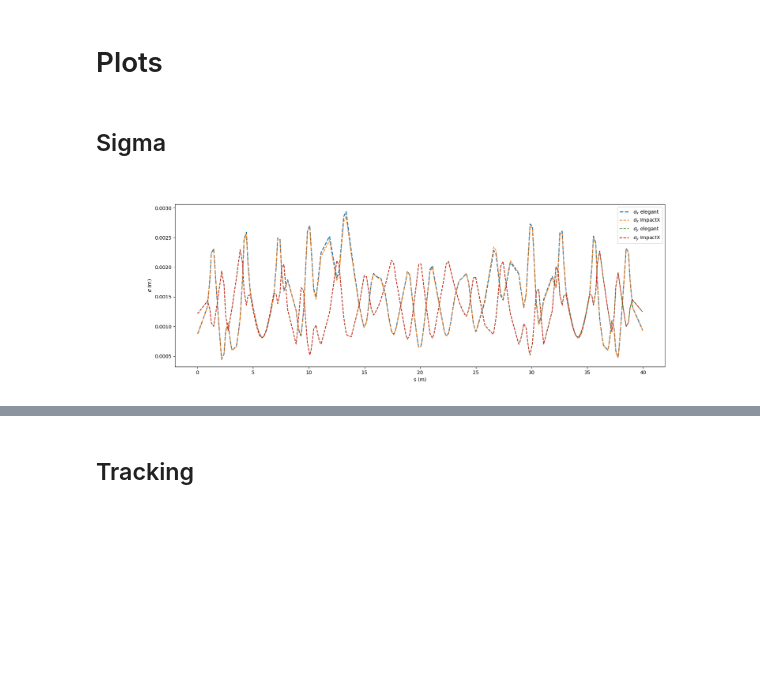
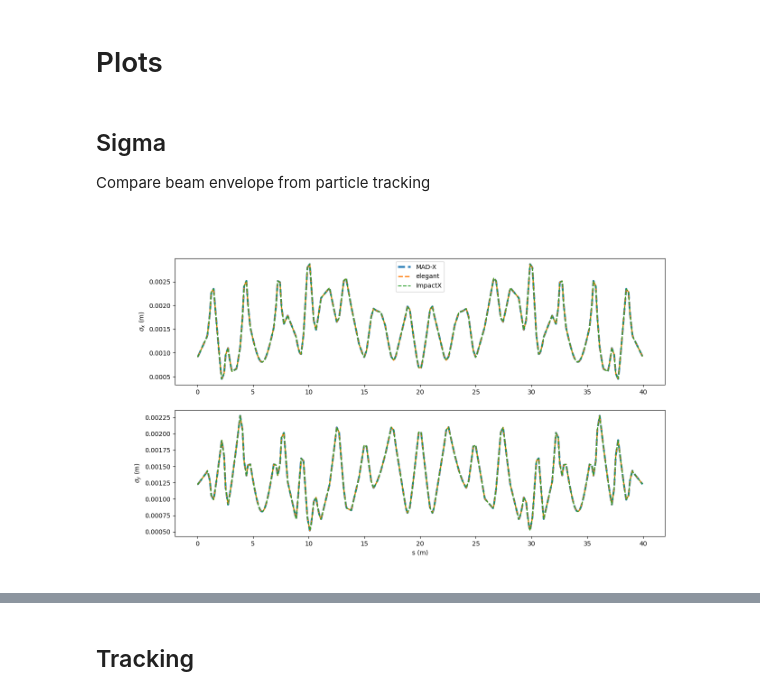
Before and after one commit to cchall/canvas_lattices, a Jupyter notebook: iota/iota_compare_tracking.ipynb, the cells around one changed output, grey strips where cells are left out. Drawn from its saved outputs; the diff is of its cells as text; code cells hidden in the pictures; blank space fills up the shorter version.

```diff
--- a/iota/iota_compare_tracking.ipynb
+++ b/iota/iota_compare_tracking.ipynb
@@ -52,22 +55,49 @@ impactx_particles = pandas.read_hdf('impactx/diags/final_distribution.h5')
 # %% [markdown]
 # Plots
+# %%
+partitions = np.where(np.diff(madx_particles['number']) !=1)[0]
+
+madx_s = []
+madx_sigma_x = []
+madx_sigma_y = []
+
+for i in range(partitions.size):
+    start_index = 0 if i == 0 else (partitions[i-1]+1)
+    end_index = partitions[i]+1
+    _s = madx_particles['s'][start_index:end_index]
+    _x = madx_particles['x'][start_index:end_index]
+    _y = madx_particles['y'][start_index:end_index]
+    _px = madx_particles['px'][start_index:end_index]
+
+    assert np.all(_s==_s[0]), print(i)
+
+    madx_sigma_x.append(np.std(_x))
+    madx_sigma_y.append(np.std(_y))
+    madx_s.append(_s[0])
+# %%
+madx_s = np.array(madx_s)
+madx_sigma_x = np.array(madx_sigma_x)
+madx_sigma_y = np.array(madx_sigma_y)
 # %% [markdown]
 ## Sigma
+Compare beam envelope from particle tracking
 # %%
-plt.figure(figsize=(18, 6))
+fig, (ax1, ax2) = plt.subplots(2, 1, figsize=(14, 8))
 
+ax1.set_ylabel(r'$\sigma_x$ (m)')
+ax1.plot(madx_s, madx_sigma_x, '--', label=r'MAD-X', linewidth=3)
+ax1.plot(elegant_sigma['s'], elegant_sigma['Sx'], '--', label=r'elegant', linewidth=2)
+ax1.plot(impactx_sigma['s'].values, impactx_sigma['sig_x'].values, '--', label='ImpactX')
 
-plt.plot(elegant_sigma['s'], elegant_sigma['Sx'], '--', label=r'$\sigma_x$ elegant', linewidth=2)
-plt.plot(impactx_sigma['s'].values, impactx_sigma['sig_x'].values, '--', label='$\sigma_x$ ImpactX')
+ax2.set_ylabel(r'$\sigma_y$ (m)')
+ax2.plot(madx_s, madx_sigma_y, '--', label=r'MAD-X', linewidth=3)
+ax2.plot(elegant_sigma['s'], elegant_sigma['Sy'], '--', label=r'elegant', linewidth=2)
+ax2.plot(impactx_sigma['s'].values, impactx_sigma['sig_y'].values, '--', label='ImpactX')
 
-plt.plot(elegant_sigma['s'], elegant_sigma['Sy'], '--', label=r'$\sigma_y$ elegant')
-plt.plot(impactx_sigma['s'].values, impactx_sigma['sig_y'].values, '--', label='$\sigma_y$ ImpactX')
-
-plt.xlabel('s (m)')
-plt.ylabel(r'$\sigma$ (m)')
-plt.legend()
+ax2.set_xlabel('s (m)')
+ax1.legend()
 plt.show()
 # %% [output]
-[figure, old version]
+[figure, new version]
 # %% [markdown]
 ## Twiss
```
Also changed, not shown: parts of 10 cells of this notebook, 4 other files.
